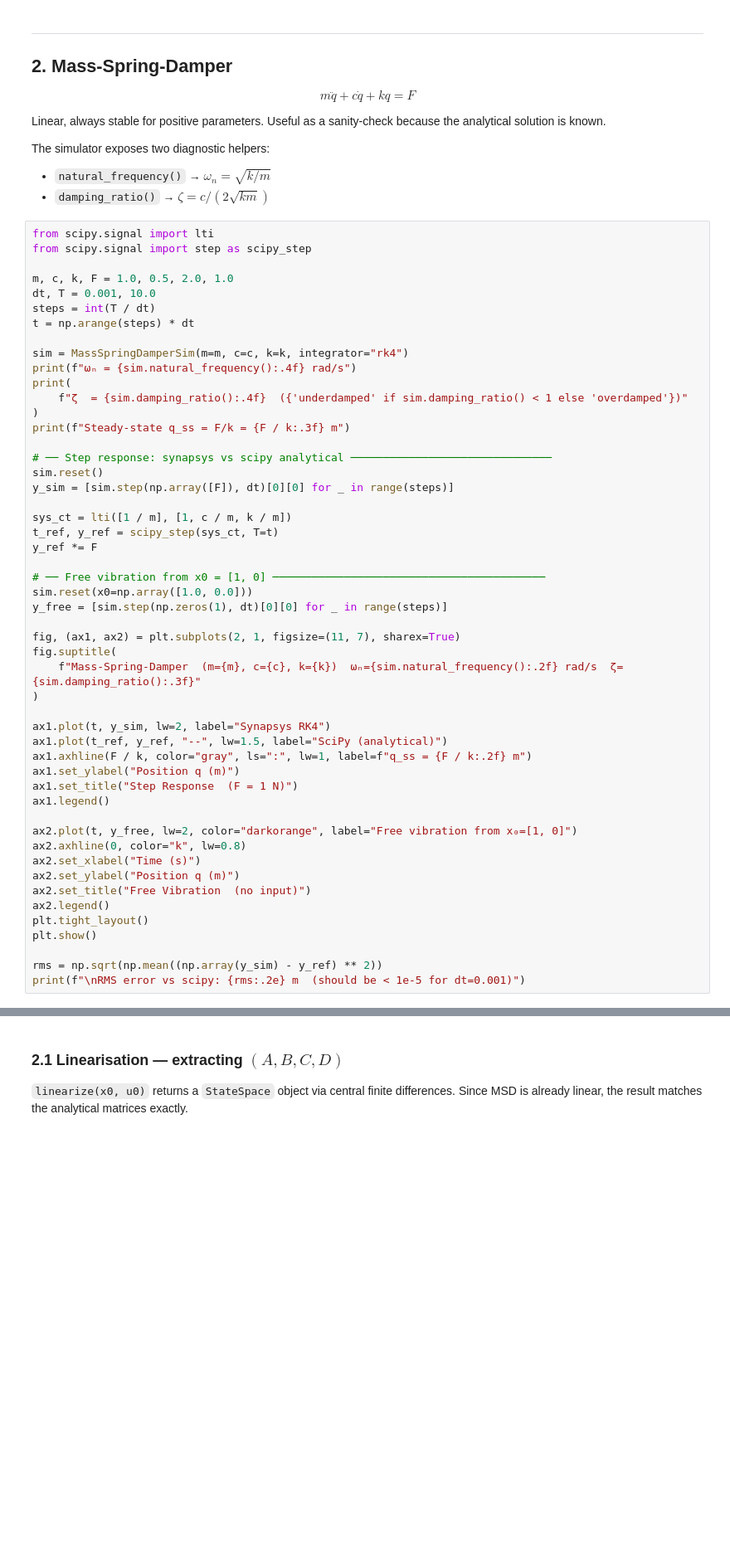
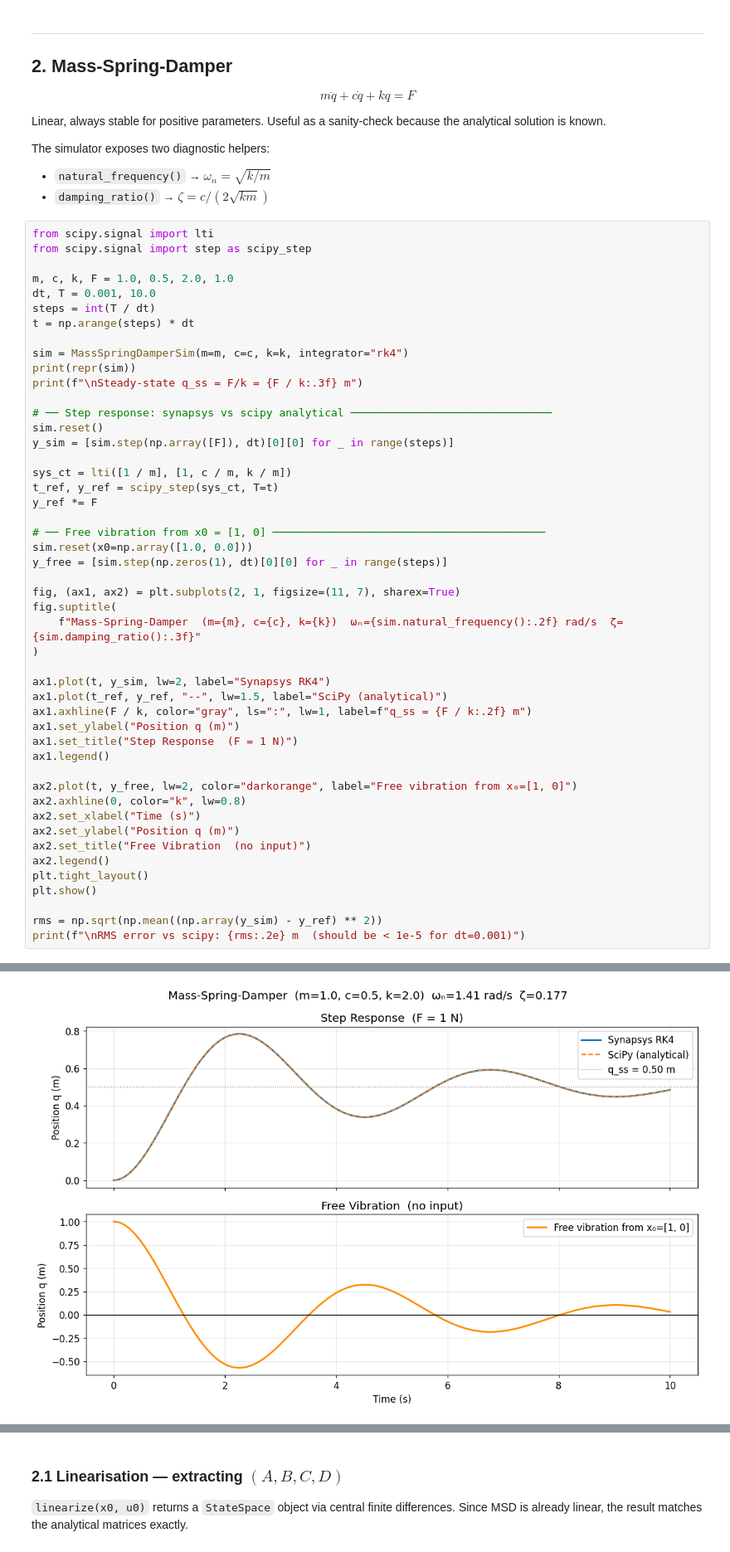
Before and after one commit to synapsys-lab/synapsys, a Jupyter notebook: examples/simulators_guide_en.ipynb, the cells around one changed output, grey strips where cells are left out. Shown at 83% size. Saved outputs shown, nothing was run; the diff lists cells and outputs as text; blank space fills up the shorter version.

```diff
--- a/examples/simulators_guide_en.ipynb
+++ b/examples/simulators_guide_en.ipynb
@@ -81,11 +97,8 @@ steps = int(T / dt)
 t = np.arange(steps) * dt
 
 sim = MassSpringDamperSim(m=m, c=c, k=k, integrator="rk4")
-print(f"ωₙ = {sim.natural_frequency():.4f} rad/s")
-print(
-    f"ζ  = {sim.damping_ratio():.4f}  ({'underdamped' if sim.damping_ratio() < 1 else 'overdamped'})"
-)
-print(f"Steady-state q_ss = F/k = {F / k:.3f} m")
+print(repr(sim))
+print(f"\nSteady-state q_ss = F/k = {F / k:.3f} m")
 
 # ── Step response: synapsys vs scipy analytical ───────────────────────────────
 sim.reset()
@@ -122,3 +135,4 @@ plt.show()
 
 rms = np.sqrt(np.mean((np.array(y_sim) - y_ref) ** 2))
 print(f"\nRMS error vs scipy: {rms:.2e} m  (should be < 1e-5 for dt=0.001)")
+# %% [output]
@@ -124,0 +150 @@ print(f"\nRMS error vs scipy: {rms:.2e} m  (should be < 1e-5 for dt=0.001)")
+[figure, added]
```
Also changed, not shown: parts of 13 cells of this notebook.
